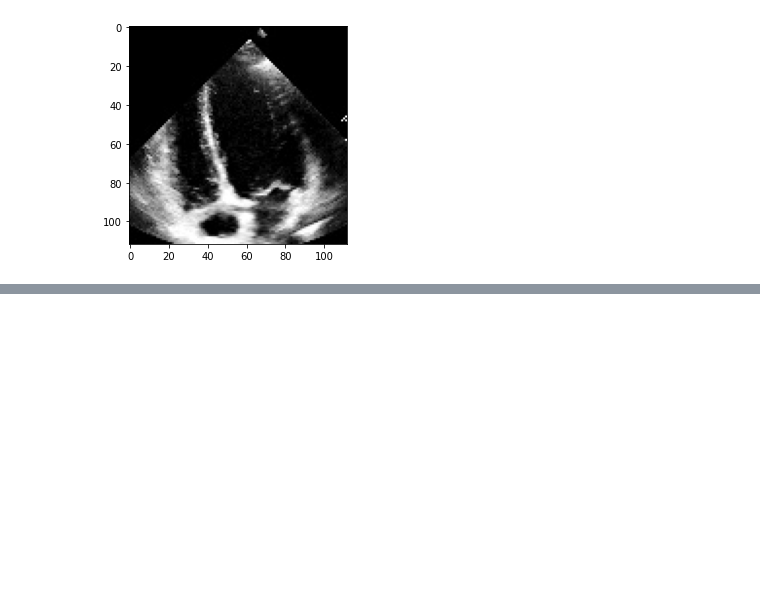
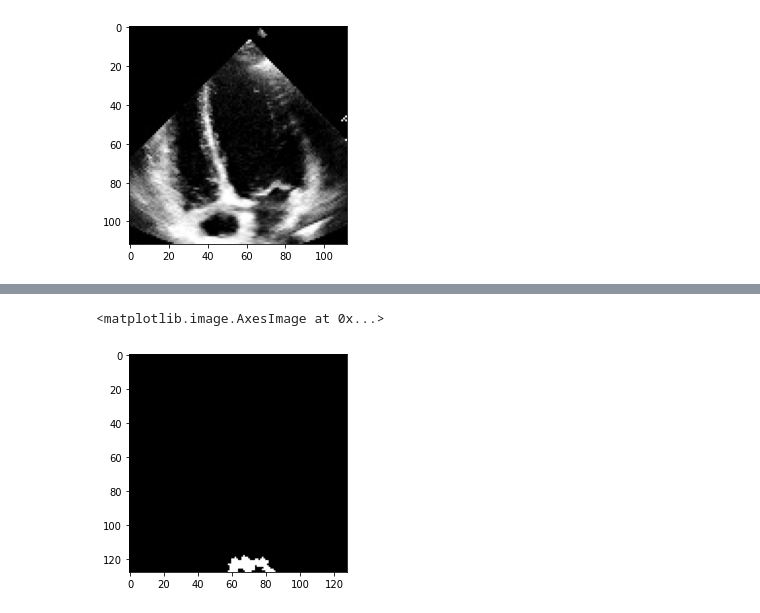
Before and after one commit to richdanis/aml, a Jupyter notebook: task3/Preprocess_visualization.ipynb, the cells around one changed output, grey strips where cells are left out. Cells and saved outputs as stored; diff of their text form; code cells hidden in the pictures; blank space fills up the shorter version.

```diff
--- a/task3/Preprocess_visualization.ipynb
+++ b/task3/Preprocess_visualization.ipynb
@@ -114,0 +99,5 @@ plt.imshow(denoised, cmap='gray')
+# %%
+plt.imshow(mask_t, cmap='gray')
+# %% [output]
+<matplotlib.image.AxesImage at 0x...>
+[figure, added]
```
Also changed, not shown: parts of 11 cells of this notebook, 1 other file.
